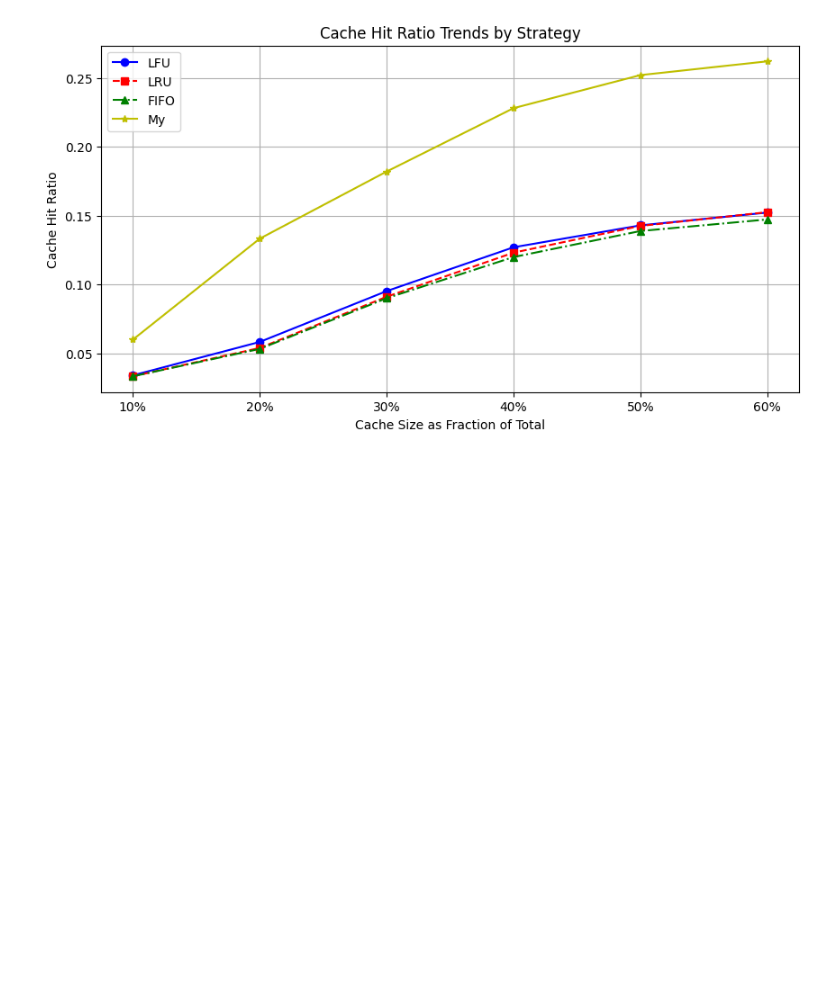
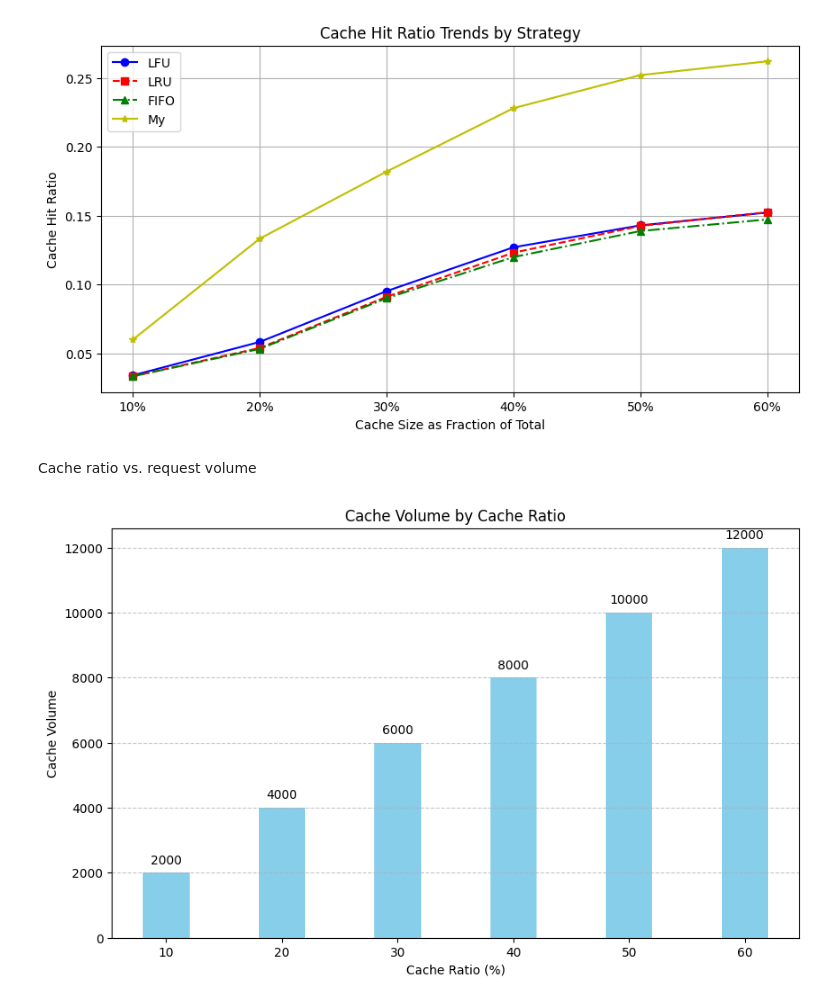
Before and after one commit to cifiyoo/hwt-project, a Jupyter notebook: hwt-project.ipynb, the cells around one changed output. Saved outputs shown, nothing was run; the diff lists cells and outputs as text; code cells hidden in the pictures; blank space fills up the shorter version.

Commit message:
Add files via upload
Increased visualisation of the assessment component

```diff
--- a/hwt-project.ipynb
+++ b/hwt-project.ipynb
@@ -1350,3 +1350,42 @@ plt.legend()  # Show legend
 plt.show()  # Display the chart
 # %% [output]
 [figure]
+# %% [markdown]
+Cache ratio vs. request volume
+# %%
+import matplotlib.pyplot as plt
+import numpy as np
+
+# Cache ratio, from 10 to 60 per cent
+cache_ratios = np.array([10, 20, 30, 40, 50, 60])
+
+# of total requests
+total_requests = 20000
+
+# Calculate cache size based on cache ratio, cache size = cache ratio/100 * total request size
+cache_volumes = (cache_ratios / 100) * total_requests
+
+# Create bar charts
+plt.figure(figsize=(10, 6))
+bar_width = 4  # Set the width of the column
+plt.bar(cache_ratios, cache_volumes, color='skyblue', width=bar_width)
+
+# Labelling of cache values on each column
+for i in range(len(cache_ratios)):
+    plt.text(cache_ratios[i], cache_volumes[i] + 200, f'{int(cache_volumes[i])}', ha='center', va='bottom')
+
+# Setting up titles and axis labels
+plt.title('Cache Volume by Cache Ratio')
+plt.xlabel('Cache Ratio (%)')
+plt.ylabel('Cache Volume')
+
+# Adjust the x-axis scale to fit wider columns better
+plt.xticks(cache_ratios)
+
+# Display grid
+plt.grid(axis='y', linestyle='--', alpha=0.7)
+
+# Show charts
+plt.show()
+# %% [output]
+[figure, added]
```
Also changed, not shown: parts of 2 cells of this notebook.
